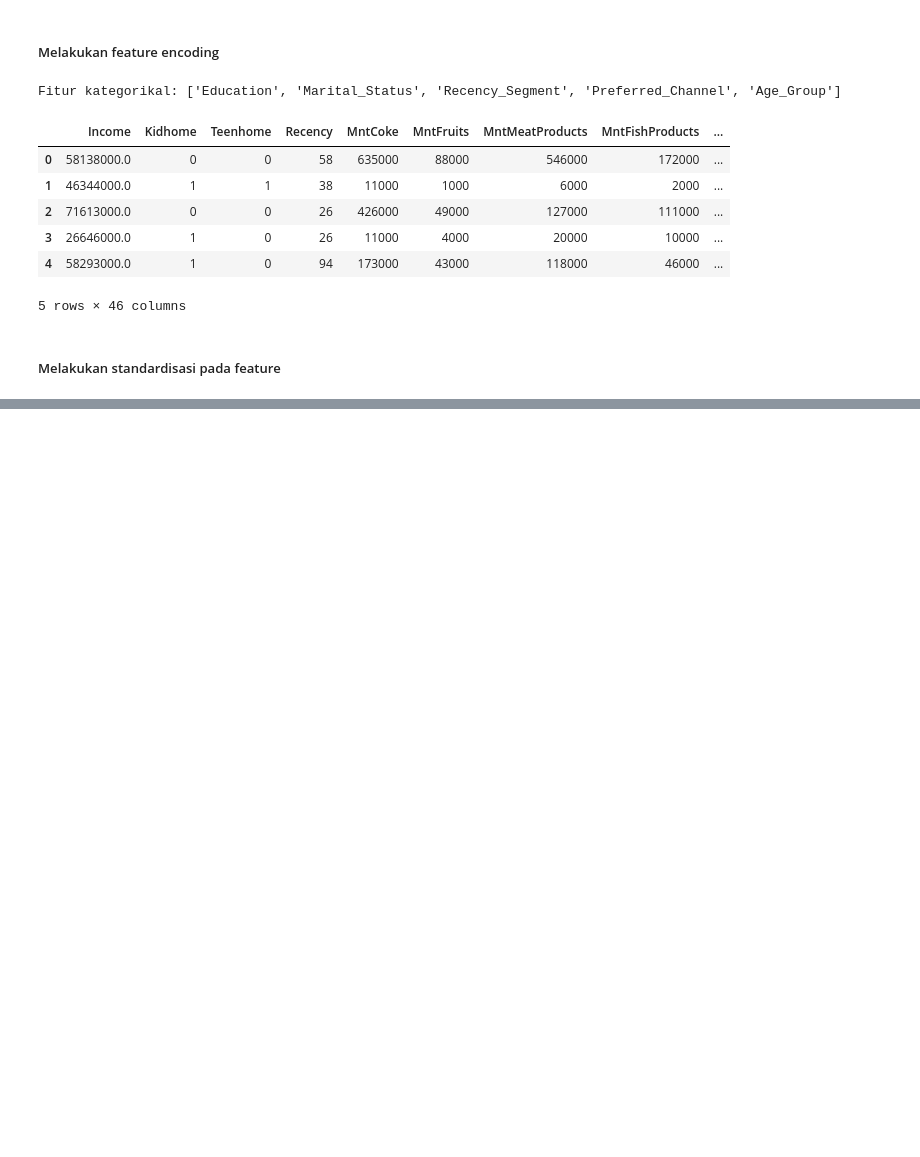
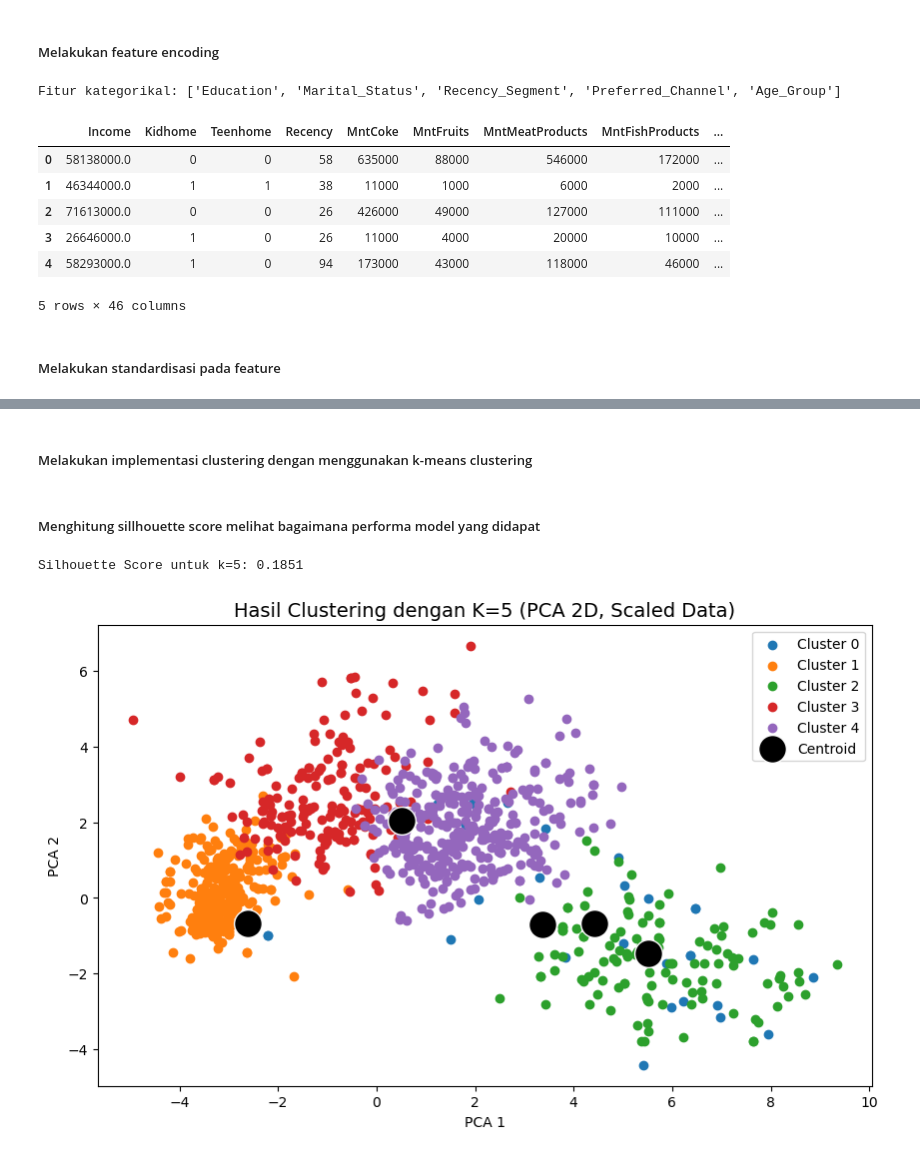
Before and after one commit to fyrwnt/conversion-rate-analysis, a Jupyter notebook: cra.ipynb, the cells around one changed output, grey strips where cells are left out. Saved outputs shown, nothing was run; the diff lists cells and outputs as text; code cells hidden in the pictures; blank space fills up the shorter version.

```diff
--- a/cra.ipynb
+++ b/cra.ipynb
@@ -397,0 +434,46 @@ memory usage: 562.2 KB
+# %% [markdown]
+##### Melakukan implementasi clustering dengan menggunakan k-means clustering
+# %%
+k = 5
+kmeans_final = KMeans(n_clusters=k, random_state=42, n_init=10)
+df_final["Cluster"] = kmeans_final.fit_predict(df_final)
+# %% [markdown]
+##### Menghitung sillhouette score melihat bagaimana performa model yang didapat
+# %%
+score = silhouette_score(df_final.drop("Cluster", axis=1), df_final["Cluster"])
+print(f"Silhouette Score untuk k={k}: {score:.4f}")
+# %% [output]
+Silhouette Score untuk k=5: 0.1851
+# %%
+X = df_final.drop(columns=["Cluster"])
+optimal_k = 5
+pca = PCA(n_components=2, random_state=42)
+X_pca = pca.fit_transform(X)
+
+clusters = kmeans.fit_predict(X)
+
+centroids = kmeans_final.cluster_centers_
+centroids_pca = pca.transform(centroids)
+
+plt.figure(figsize=(10, 6))
+for cluster in range(optimal_k):
+    plt.scatter(
+        X_pca[clusters == cluster, 0],
+        X_pca[clusters == cluster, 1],
+        label=f"Cluster {cluster}"
+    )
+
+# Centroid
+plt.scatter(
+    centroids_pca[:, 0],
+    centroids_pca[:, 1],
+    s=400, c="black", marker="o", edgecolors="white", label="Centroid"
+)
+
+plt.title(f"Hasil Clustering dengan K={optimal_k} (PCA 2D, Scaled Data)", fontsize=14)
+plt.xlabel("PCA 1")
+plt.ylabel("PCA 2")
+plt.legend()
+plt.show()
+# %% [output]
+[figure, added]
```
Also changed, not shown: parts of 10 cells of this notebook, 3 other files.
